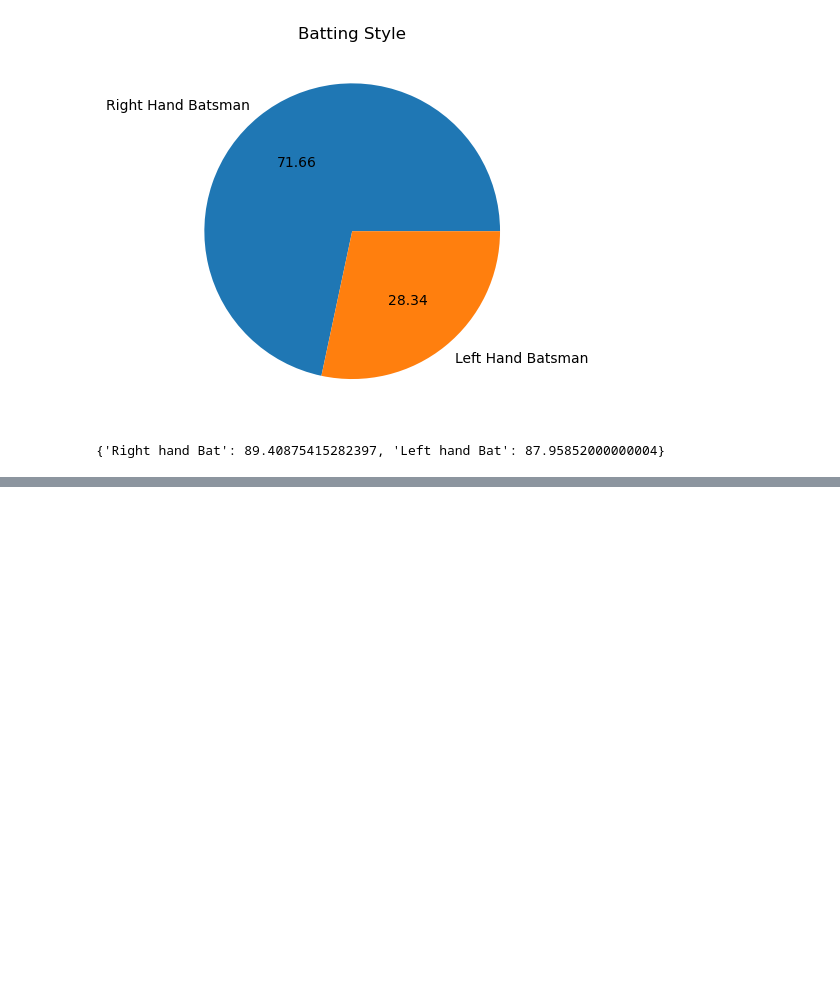
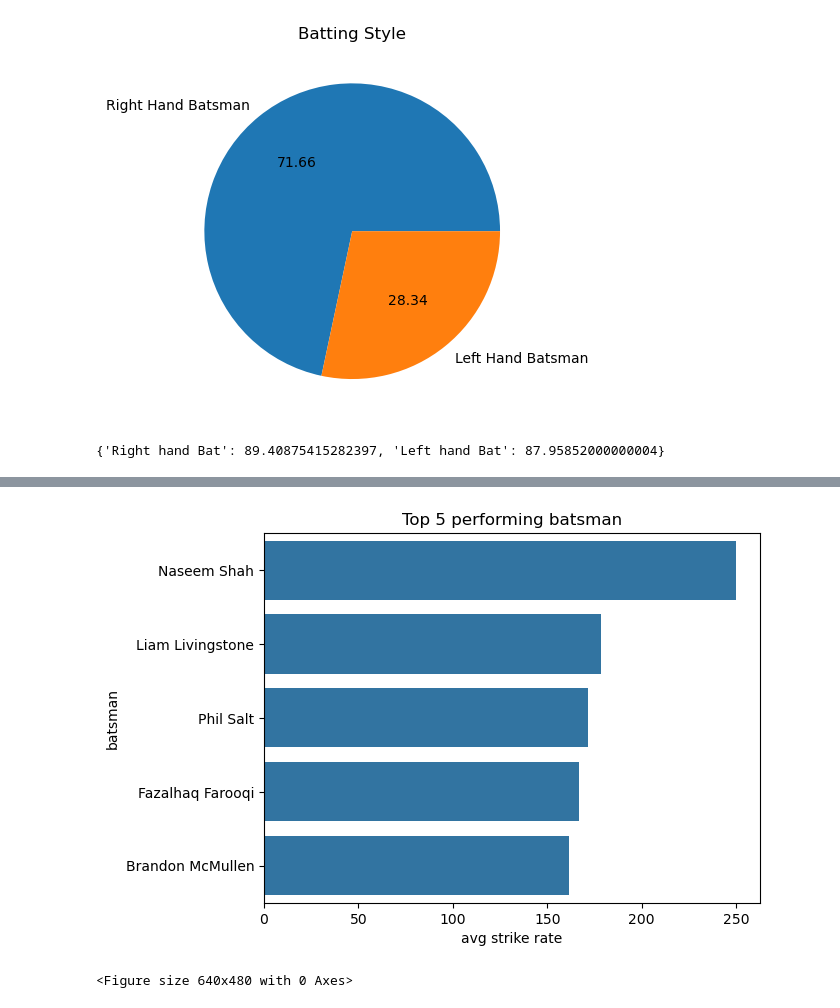
Before and after one commit to bheemisme/icc-t20-world-cup-dashboard, a Jupyter notebook: index.ipynb, the cells around one changed output, grey strips where cells are left out. Saved outputs shown, nothing was run; the diff lists cells and outputs as text; code cells hidden in the pictures; blank space fills up the shorter version.

```diff
--- a/index.ipynb
+++ b/index.ipynb
@@ -347,0 +351,11 @@ plt.show()
+# %%
+
+top_5_batsmen = batting.groupby(by='batsmanName')['SR'].mean().sort_values(ascending=False)[:5]
+sns.barplot(x=top_5_batsmen.values, y=top_5_batsmen.index)
+plt.ylabel('batsman')
+plt.xlabel('avg strike rate')
+plt.title('Top 5 performing batsman')
+fig = plt.figure()
+# %% [output]
+[figure, added]
+<Figure size 640x480 with 0 Axes>
```
Also changed, not shown: parts of 14 cells of this notebook, 9 other files.
